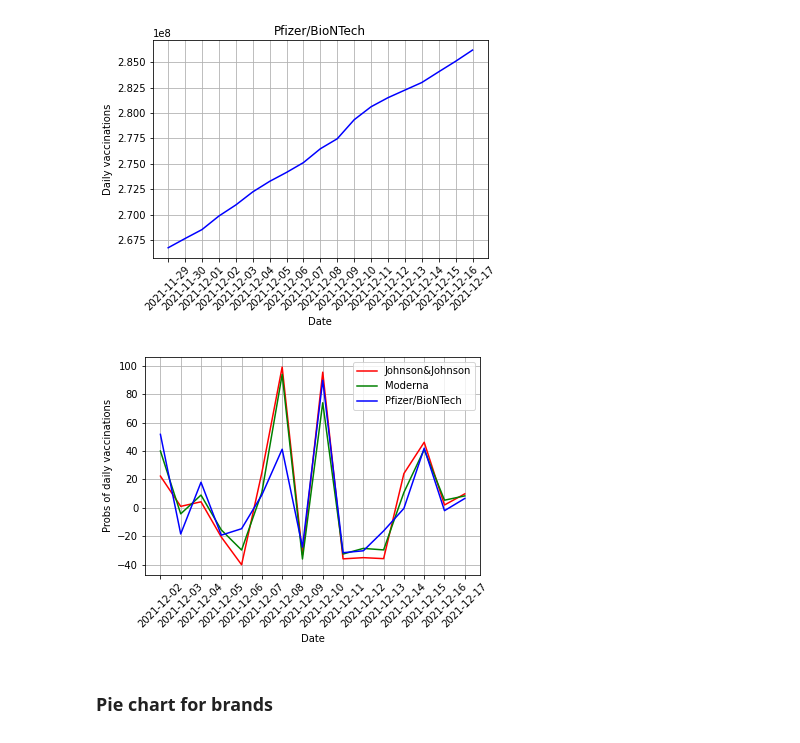
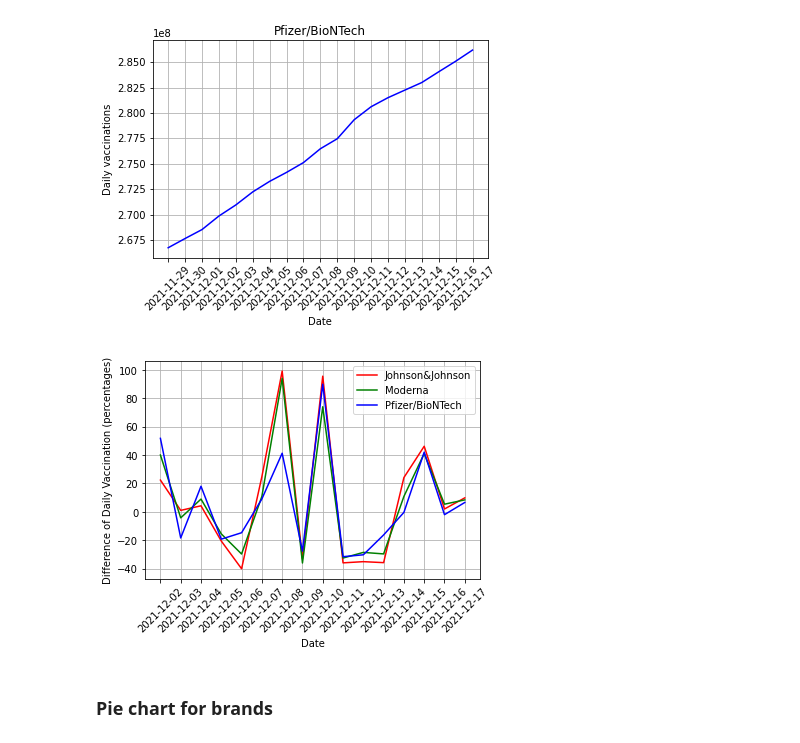
Before and after one commit to theQuert/inlpfun, a Jupyter notebook: Demo/Analysis_of_Covid19_Vaccination_tweets_omicron.ipynb, the cells around one changed output. Cells and saved outputs as stored; diff of their text form; code cells hidden in the pictures.

```diff
--- a/Demo/Analysis_of_Covid19_Vaccination_tweets_omicron.ipynb
+++ b/Demo/Analysis_of_Covid19_Vaccination_tweets_omicron.ipynb
@@ -1016,17 +996,17 @@ for id in range(1, sel_pfizer.shape[0]):
 # %%
 axis_0 = sel_jj['date'][3:]
 fig, ax = plt.subplots()
 plt.xticks(rotation=45)
 plt.plot(axis_0, variance_jj[3:], 'r', label='Johnson&Johnson')
 plt.plot(axis_0, variance_moderna[3:], 'g', label='Moderna')
 plt.plot(axis_0, variance_pfizer[3:], 'b', label='Pfizer/BioNTech')
 plt.legend(['Johnson&Johnson', 'Moderna', 'Pfizer/BioNTech'])
-plt.ylabel("Probs of daily vaccinations")
+plt.ylabel("Difference of Daily Vaccination (percentages)")
 plt.xlabel("Date")
 plt.grid(True)
 plt.show()
 # %% [output]
-[figure, old version]
+[figure, new version]
 # %% [markdown]
 ### Pie chart for brands
 # %%
```
Also changed, not shown: parts of 3 cells of this notebook.
